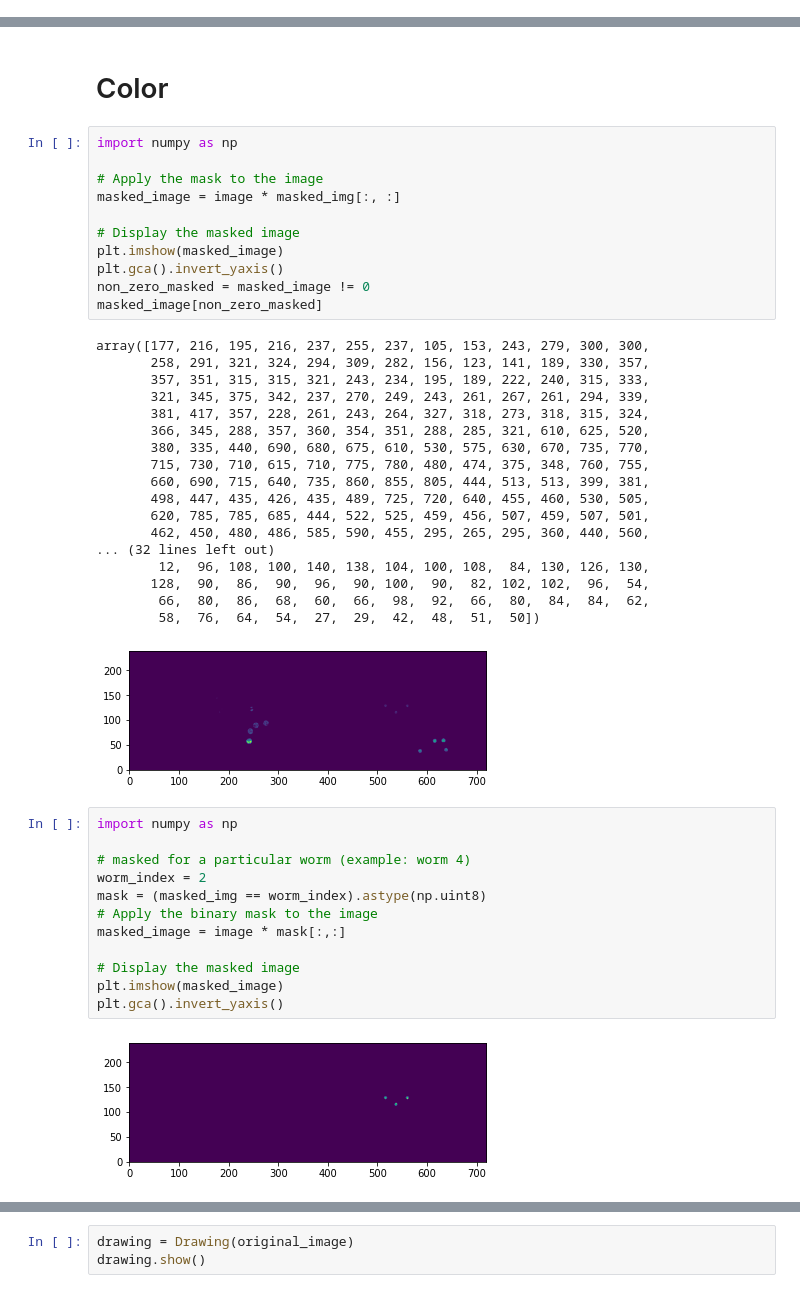
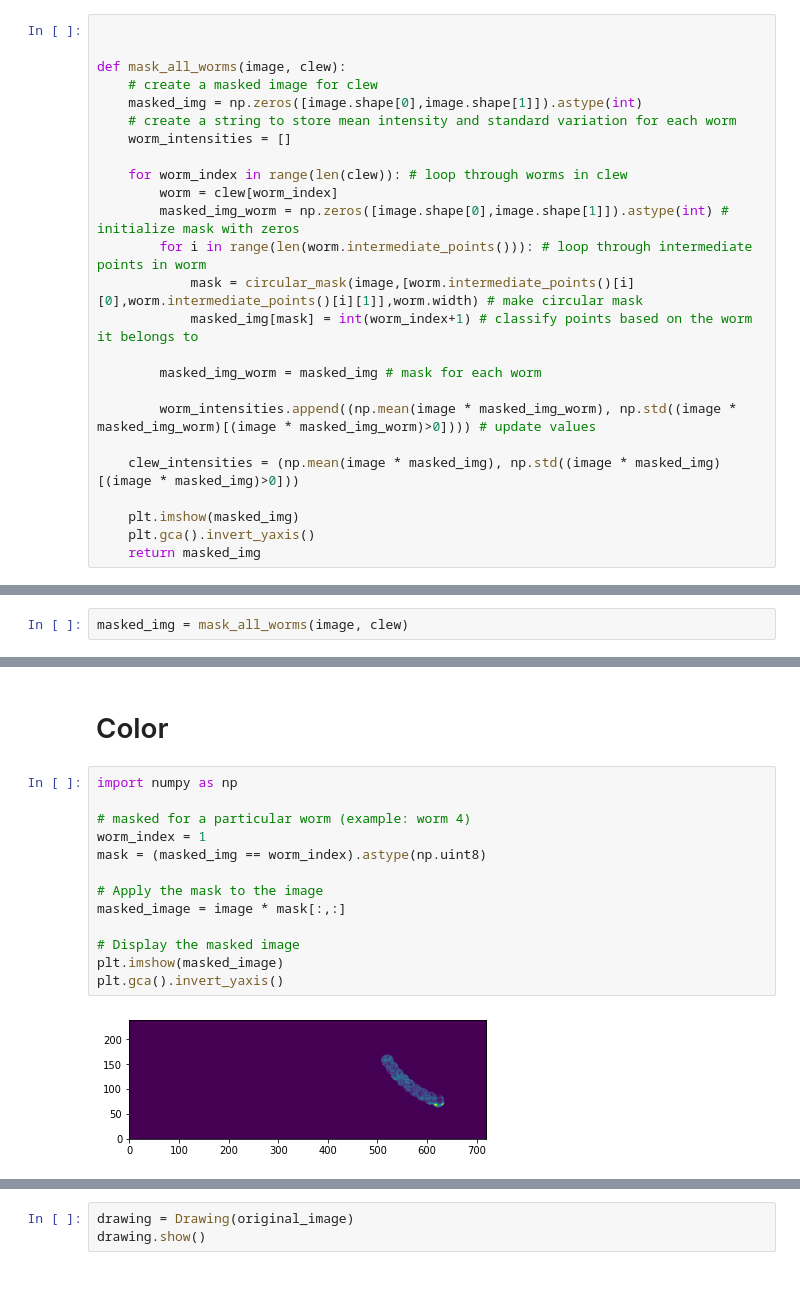
Before and after one commit to Will-H007/Camouflage-Worms, a Jupyter notebook: CamoWorms/CamoWorms.ipynb, the cells around one changed output, grey strips where cells are left out. Drawn from its saved outputs; the diff is of its cells as text.

```diff
--- a/CamoWorms/CamoWorms.ipynb
+++ b/CamoWorms/CamoWorms.ipynb
@@ -274,4 +255,29 @@ def circular_mask(image,center,radius):
     # create mask. True in pixels that are closer than the radius to the center. False everywhere else
     mask = dist_from_center <= radius
     return mask
+# %%
+
+
+def mask_all_worms(image, clew):
+    # create a masked image for clew
+    masked_img = np.zeros([image.shape[0],image.shape[1]]).astype(int)
+    # create a string to store mean intensity and standard variation for each worm
+    worm_intensities = []
+
+    for worm_index in range(len(clew)): # loop through worms in clew
+        worm = clew[worm_index]
+        masked_img_worm = np.zeros([image.shape[0],image.shape[1]]).astype(int) # initialize mask with zeros
+        for i in range(len(worm.intermediate_points())): # loop through intermediate points in worm
+            mask = circular_mask(image,[worm.intermediate_points()[i][0],worm.intermediate_points()[i][1]],worm.width) # make circular mask
+            masked_img[mask] = int(worm_index+1) # classify points based on the worm it belongs to
+
+        masked_img_worm = masked_img # mask for each worm
+
+        worm_intensities.append((np.mean(image * masked_img_worm), np.std((image * masked_img_worm)[(image * masked_img_worm)>0]))) # update values
+
+    clew_intensities = (np.mean(image * masked_img), np.std((image * masked_img)[(image * masked_img)>0]))
+
+    plt.imshow(masked_img)
+    plt.gca().invert_yaxis()
+    return masked_img
 # %%
@@ -303,0 +303,2 @@ plt.gca().invert_yaxis()
+# %%
+masked_img = mask_all_worms(image, clew)
@@ -471,45 +483,16 @@ replacement rate =  0.45153061224489793
 # %%
 import numpy as np
 
+# masked for a particular worm (example: worm 4)
+worm_index = 1
+mask = (masked_img == worm_index).astype(np.uint8)
+
 # Apply the mask to the image
-masked_image = image * masked_img[:, :]
+masked_image = image * mask[:,:]
 
 # Display the masked image
 plt.imshow(masked_image)
 plt.gca().invert_yaxis()
-non_zero_masked = masked_image != 0
-masked_image[non_zero_masked]
 # %% [output]
-array([177, 216, 195, 216, 237, 255, 237, 105, 153, 243, 279, 300, 300,
-       258, 291, 321, 324, 294, 309, 282, 156, 123, 141, 189, 330, 357,
-       357, 351, 315, 315, 321, 243, 234, 195, 189, 222, 240, 315, 333,
-       321, 345, 375, 342, 237, 270, 249, 243, 261, 267, 261, 294, 339,
-       381, 417, 357, 228, 261, 243, 264, 327, 318, 273, 318, 315, 324,
-       366, 345, 288, 357, 360, 354, 351, 288, 285, 321, 610, 625, 520,
-       380, 335, 440, 690, 680, 675, 610, 530, 575, 630, 670, 735, 770,
-       715, 730, 710, 615, 710, 775, 780, 480, 474, 375, 348, 760, 755,
-       660, 690, 715, 640, 735, 860, 855, 805, 444, 513, 513, 399, 381,
-       498, 447, 435, 426, 435, 489, 725, 720, 640, 455, 460, 530, 505,
-       620, 785, 785, 685, 444, 522, 525, 459, 456, 507, 459, 507, 501,
-       462, 450, 480, 486, 585, 590, 455, 295, 265, 295, 360, 440, 560,
-... (32 lines left out)
-        12,  96, 108, 100, 140, 138, 104, 100, 108,  84, 130, 126, 130,
-       128,  90,  86,  90,  96,  90, 100,  90,  82, 102, 102,  96,  54,
-        66,  80,  86,  68,  60,  66,  98,  92,  66,  80,  84,  84,  62,
-        58,  76,  64,  54,  27,  29,  42,  48,  51,  50])
-[figure, old version]
+[figure, new version]
-# %%
-import numpy as np
-
-# masked for a particular worm (example: worm 4)
-worm_index = 2
-mask = (masked_img == worm_index).astype(np.uint8)
-# Apply the binary mask to the image
-masked_image = image * mask[:,:]
-
-# Display the masked image
-plt.imshow(masked_image)
-plt.gca().invert_yaxis()
-# %% [output]
-[figure, removed]
 # %%
```
Also changed, not shown: parts of 16 cells of this notebook, 6 other files.
